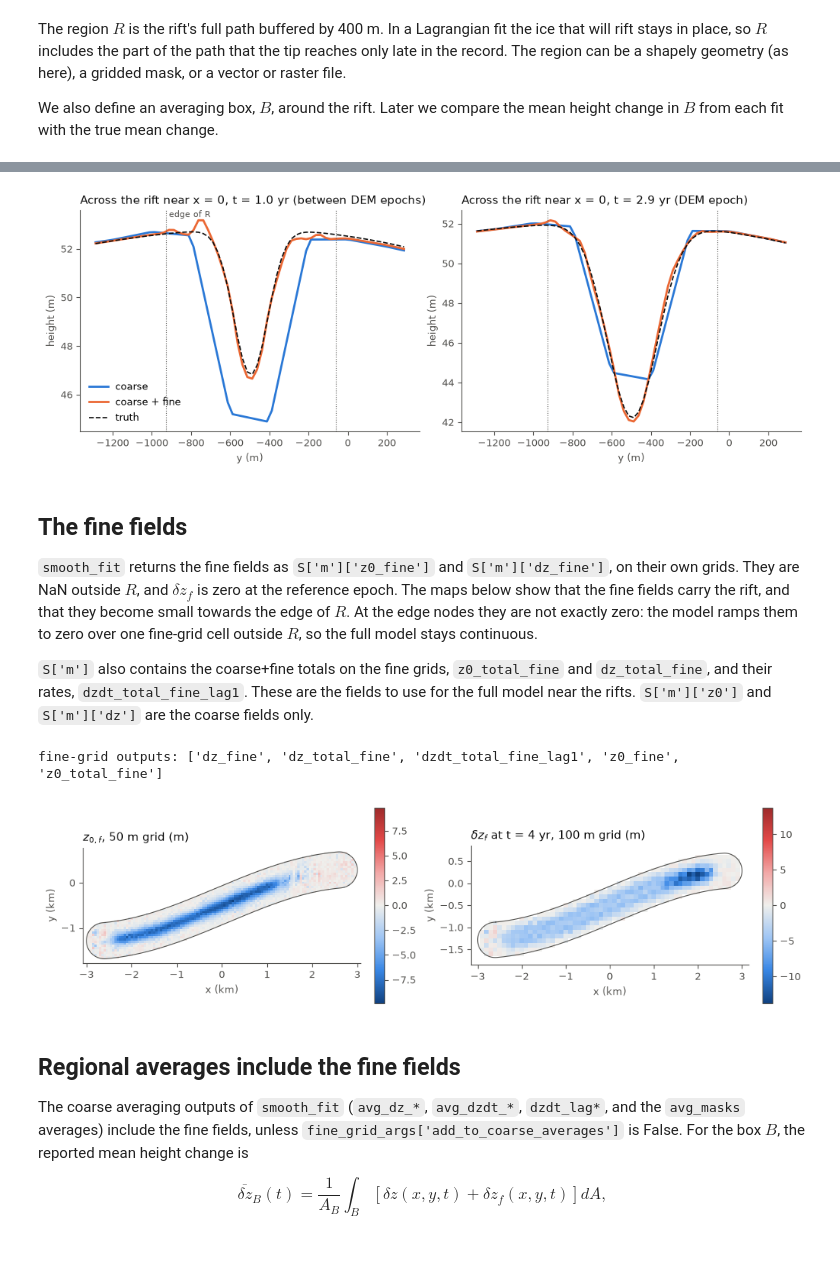
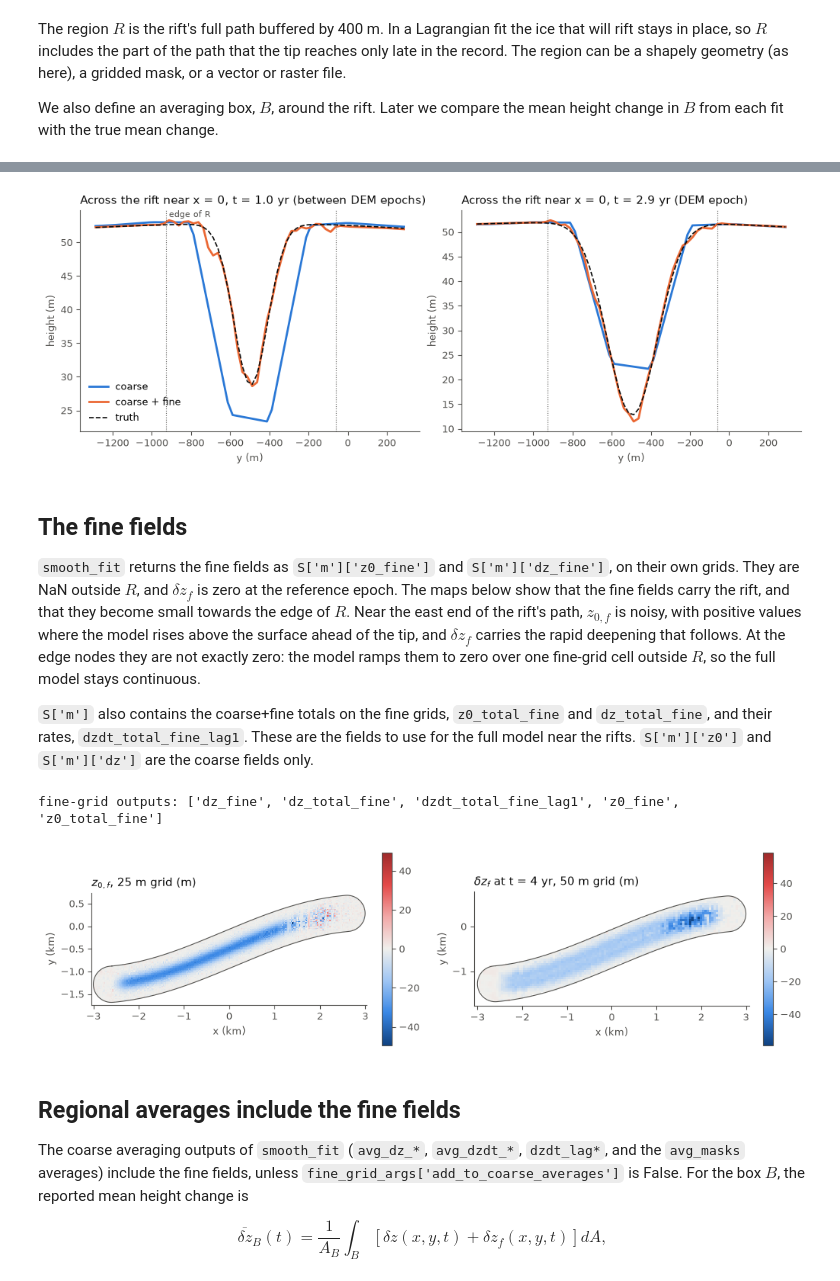
Before and after one commit to SmithB/LSsurf, a Jupyter notebook: notebooks/fine_grid_demo.ipynb, the cells around one changed output, grey strips where cells are left out. Drawn from its saved outputs; the diff is of its cells as text; code cells hidden in the pictures; blank space fills up the shorter version.

```diff
--- a/notebooks/fine_grid_demo.ipynb
+++ b/notebooks/fine_grid_demo.ipynb
@@ -112,7 +112,8 @@ fig, ax = plt.subplots(1, 2, figsize=(10, 4.3), constrained_layout=True)
 xx = np.arange(-HW, HW+1, 25.)
 xg, yg = np.meshgrid(xx, xx)
 change = z_true(xg, yg, 4.) - z_true(xg, yg, t_ref)
-h = ax[0].pcolormesh(xx/1000, xx/1000, change, cmap=div_cmap, norm=TwoSlopeNorm(0, -6, 6), shading='nearest')
+lim = np.abs(change).max()
+h = ax[0].pcolormesh(xx/1000, xx/1000, change, cmap=div_cmap, norm=TwoSlopeNorm(0, -lim, lim), shading='nearest')
 fig.colorbar(h, ax=ax[0], label='height change, 2 to 4 yr (m)')
 ax[0].set_title('True height change from $t_{ref}$ = 2 yr to 4 yr', loc='left', color=ink, pad=58)
 for this_ax in ax:
@@ -147,7 +148,7 @@ fit_args = dict(data=data, ctr={'x': 0., 'y': 0., 't': 2.}, W={'x': 2*HW, 'y': 2
                 max_iterations=5, dzdt_lags=[1], avg_masks={'box': box}, solver='cholmod', VERBOSE=False)
 
 fine_grid_args = {'region': region,
-                  'spacing': {'z0': 50, 'dz': 100},
+                  'spacing': {'z0': 25, 'dz': 50},
                   'E_RMS': {'d2z0_dx2': 1.0, 'd3z_dx2dt': 0.3, 'd2z_dt2': 100}}
 
 S_coarse = smooth_fit(**fit_args)
@@ -209,5 +210,9 @@ for this_ax, where in zip(ax, ['inside R', 'outside R']):
     this_ax.set_xlabel('time (yr)'); this_ax.set_ylabel('$\\epsilon_{RMS}$ (m)')
     this_ax.set_ylim(bottom=0)
 ax[0].legend(frameon=False)
-ax[0].text(DEM_times[0], ax[0].get_ylim()[1], ' DEM epochs', color=ink2, va='top', fontsize=8);
+ax[0].text(DEM_times[0], ax[0].get_ylim()[1], ' DEM epochs', color=ink2, va='top', fontsize=8)
+for label in rms_err:
+    for where in ['inside R', 'outside R']:
+        v = np.array(rms_err[label][where])
+        print(f'{label:14s} {where}: {v.min():.2f} to {v.max():.2f} m, median {np.median(v):.2f} m')
 # %% [output]
@@ -218,0 +230,29 @@ The cross-rift profiles below show why: the coarse model smears the trough over
+# %%
+# location of the profiles shown below
+x_prof = 12.5
+ii = (xe == x_prof) & (np.abs(ye - rift_y(x_prof)) < 800)
+order = np.argsort(ye[ii])
+y_prof = ye[ii][order]
+edges = [pt.y for pt in shapely.intersection(region.boundary, shapely.LineString([(x_prof, -HW), (x_prof, HW)])).geoms]
+
+# shaded relief (north-south slope) of the true surface and of the two fits, within the box B
+t_relief = 2.9
+xr = np.arange(box_bounds['x'][0], box_bounds['x'][1]+1, 20.)
+yr = np.arange(box_bounds['y'][0], box_bounds['y'][1]+1, 20.)
+xrg, yrg = [jj.ravel() for jj in np.meshgrid(xr, yr)]
+surfaces = {'True surface': z_true(xrg, yrg, t_relief),
+            'Coarse fit': model_at(S_coarse, xrg, yrg, np.zeros_like(xrg)+t_relief),
+            'Coarse + fine fit': model_at(S_fine, xrg, yrg, np.zeros_like(xrg)+t_relief)}
+# the same gray scale for all three: the range of slopes of the true surface in R
+slope_true = np.gradient(surfaces['True surface'].reshape(yr.size, xr.size), xr[1]-xr[0])[0]
+clim = np.percentile(slope_true[shapely.contains_xy(region, xrg, yrg).reshape(yr.size, xr.size)], [1, 99])
+
+fig, ax = plt.subplots(3, 1, figsize=(7.5, 12), constrained_layout=True)
+for this_ax, (title, z) in zip(ax, surfaces.items()):
+    pc.grid.data().from_dict({'x': xr, 'y': yr, 'z': z.reshape(yr.size, xr.size)})\
+        .show(ax=this_ax, gradient=True, clim=clim, cmap='gray', xy_scale=1/1000)
+    this_ax.plot(*np.array(region.exterior.xy)/1000, color=ink, lw=0.8, ls='--', label='fine-grid region $R$')
+    this_ax.plot(np.zeros(2)+x_prof/1000, y_prof[[0, -1]]/1000, color='#e34948', lw=2, label='profile line')
+    this_ax.set_title(f'{title}, t = {t_relief} yr', loc='left', color=ink)
+    this_ax.set_xlabel('x (km)'); this_ax.set_ylabel('y (km)')
+ax[0].legend(loc='lower right', fontsize=8);
@@ -219,10 +265,4 @@ The cross-rift profiles below show why: the coarse model smears the trough over
 # %%
-x_prof = 12.5
-ii = (xe == x_prof) & (np.abs(ye - rift_y(x_prof)) < 800)
-order = np.argsort(ye[ii])
-y_prof = ye[ii][order]
-edges = [pt.y for pt in shapely.intersection(region.boundary, shapely.LineString([(x_prof, -HW), (x_prof, HW)])).geoms]
-
 fig, ax = plt.subplots(1, 2, figsize=(10, 3.6), constrained_layout=True)
 for this_ax, t, when in zip(ax, [1.0, 2.9], ['between DEM epochs', 'DEM epoch']):
     for label, S, color in [('coarse', S_coarse, c_coarse), ('coarse + fine', S_fine, c_fine)]:
@@ -236,29 +276,30 @@ for this_ax, t, when in zip(ax, [1.0, 2.9], ['between DEM epochs', 'DEM epoch'])
 ax[0].legend(frameon=False, loc='lower left')
 ax[0].text(edges[0], ax[0].get_ylim()[1], ' edge of R', color=ink2, va='top', fontsize=8);
 # %% [output]
-[figure, old version]
+[figure, new version]
 # %% [markdown]
 ## The fine fields
 
-`smooth_fit` returns the fine fields as `S['m']['z0_fine']` and `S['m']['dz_fine']`, on their own grids.  They are NaN outside $R$, and $\delta z_f$ is zero at the reference epoch.  The maps below show that the fine fields carry the rift, and that they become small towards the edge of $R$.  At the edge nodes they are not exactly zero: the model ramps them to zero over one fine-grid cell outside $R$, so the full model stays continuous.
+`smooth_fit` returns the fine fields as `S['m']['z0_fine']` and `S['m']['dz_fine']`, on their own grids.  They are NaN outside $R$, and $\delta z_f$ is zero at the reference epoch.  The maps below show that the fine fields carry the rift, and that they become small towards the edge of $R$.  Near the east end of the rift's path, $z_{0,f}$ is noisy, with positive values where the model rises above the surface ahead of the tip, and $\delta z_f$ carries the rapid deepening that follows.  At the edge nodes they are not exactly zero: the model ramps them to zero over one fine-grid cell outside $R$, so the full model stays continuous.
 
 `S['m']` also contains the coarse+fine totals on the fine grids, `z0_total_fine` and `dz_total_fine`, and their rates, `dzdt_total_fine_lag1`.  These are the fields to use for the full model near the rifts.  `S['m']['z0']` and `S['m']['dz']` are the coarse fields only.
 # %%
 m = S_fine['m']
 fig, ax = plt.subplots(1, 2, figsize=(10, 2.9), constrained_layout=True)
+delta = {name: S_fine['grids'][name].delta[0] for name in ['z0_fine', 'dz_fine']}
 for this_ax, field, vals, title in [
-        (ax[0], m['z0_fine'], m['z0_fine'].z0_fine, '$z_{0,f}$, 50 m grid (m)'),
-        (ax[1], m['dz_fine'], m['dz_fine'].dz_fine[:, :, -1], '$\\delta z_f$ at t = 4 yr, 100 m grid (m)')]:
+        (ax[0], m['z0_fine'], m['z0_fine'].z0_fine, f"$z_{{0,f}}$, {delta['z0_fine']:.0f} m grid (m)"),
+        (ax[1], m['dz_fine'], m['dz_fine'].dz_fine[:, :, -1], f"$\\delta z_f$ at t = 4 yr, {delta['dz_fine']:.0f} m grid (m)")]:
     lim = np.nanmax(np.abs(vals))
     h = this_ax.pcolormesh(field.x/1000, field.y/1000, vals, cmap=div_cmap, norm=TwoSlopeNorm(0, -lim, lim), shading='nearest')
     this_ax.plot(*np.array(region.exterior.xy)/1000, color=ink2, lw=0.8)
     this_ax.set_aspect('equal'); this_ax.set_title(title, loc='left', color=ink)
     this_ax.set_xlabel('x (km)'); this_ax.set_ylabel('y (km)')
     fig.colorbar(h, ax=this_ax, shrink=0.9)
 print('fine-grid outputs:', sorted(key for key in m if 'fine' in key))
 # %% [output]
 fine-grid outputs: ['dz_fine', 'dz_total_fine', 'dzdt_total_fine_lag1', 'z0_fine', 'z0_total_fine']
-[figure, old version]
+[figure, new version]
 # %% [markdown]
 ## Regional averages include the fine fields
 
```
Also changed, not shown: parts of 21 cells of this notebook, 1 other file.
